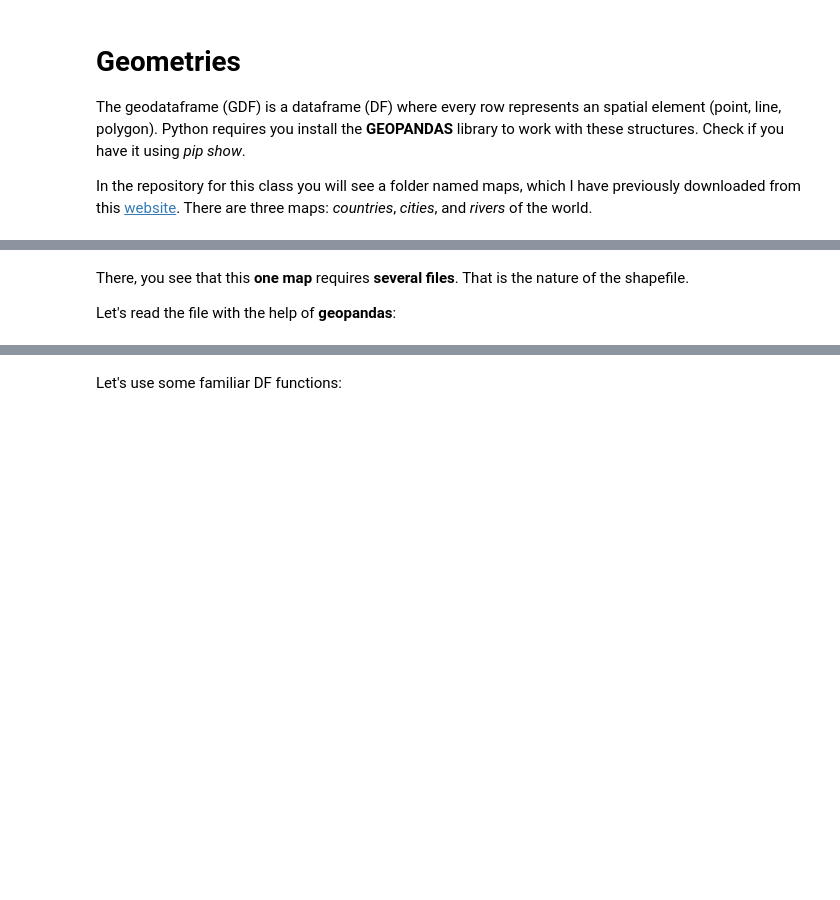
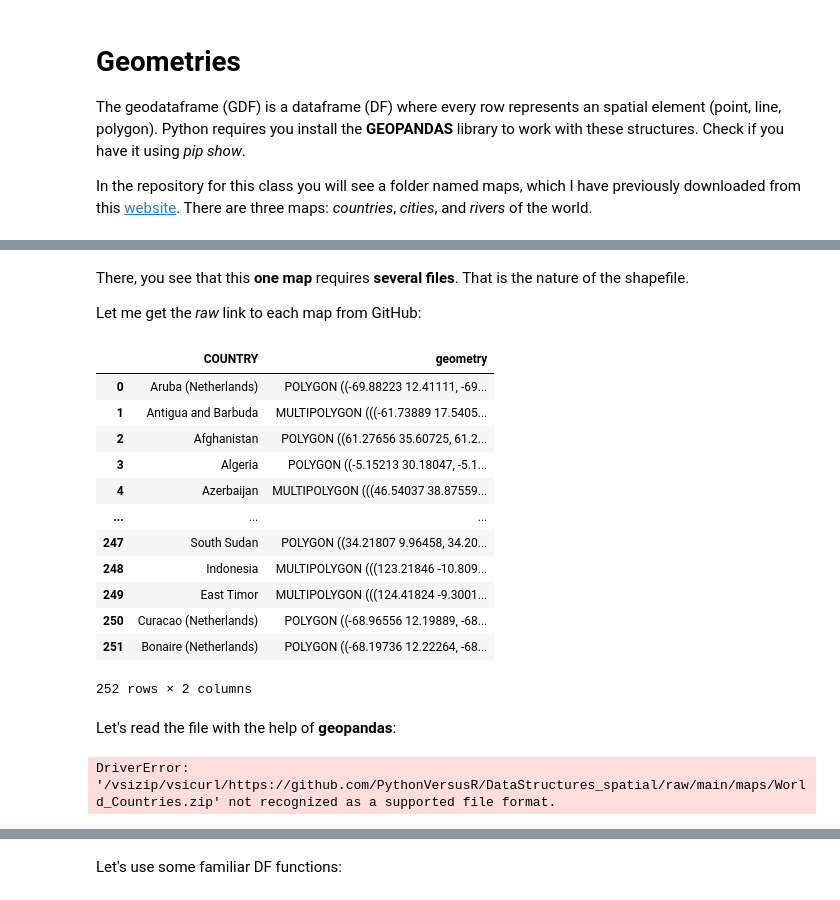
Before and after one commit to PythonVersusR/DataStructures_spatial, a Jupyter notebook: Geometries.ipynb, the cells around one changed output, grey strips where cells are left out. Drawn from its saved outputs; the diff is of its cells as text; code cells hidden in the pictures; blank space fills up the shorter version.

```diff
--- a/Geometries.ipynb
+++ b/Geometries.ipynb
@@ -35,4 +32,4 @@ Now, take a look a **World_Countries**:
 # %% [markdown]
 There, you see that this **one map** requires **several files**. That is the nature of the shapefile.
 
-Let's read the file with the help of **geopandas**:
+Let me get the _raw_ link to each map from GitHub:
@@ -39,4 +40,27 @@ Let's read the file with the help of **geopandas**:
 # %%
-import os, geopandas as gpd
-
-countries=gpd.read_file(os.path.join("maps","World_Countries","World_Countries.shp"))
+import os
+gpd.read_file(os.path.join("maps","Archive.zip"))
+# %% [output]
+|  | COUNTRY | geometry |
+| 0 | Aruba (Netherlands) | POLYGON ((-69.88223 12.41111, -69... |
+| 1 | Antigua and Barbuda | MULTIPOLYGON (((-61.73889 17.5405... |
+| 2 | Afghanistan | POLYGON ((61.27656 35.60725, 61.2... |
+| 3 | Algeria | POLYGON ((-5.15213 30.18047, -5.1... |
+| 4 | Azerbaijan | MULTIPOLYGON (((46.54037 38.87559... |
+| ... | ... | ... |
+| 247 | South Sudan | POLYGON ((34.21807 9.96458, 34.20... |
+| 248 | Indonesia | MULTIPOLYGON (((123.21846 -10.809... |
+| 249 | East Timor | MULTIPOLYGON (((124.41824 -9.3001... |
+| 250 | Curacao (Netherlands) | POLYGON ((-68.96556 12.19889, -68... |
+| 251 | Bonaire (Netherlands) | POLYGON ((-68.19736 12.22264, -68... |
+252 rows × 2 columns
+# %% [markdown]
+Let's read the file with the help of **geopandas**:
+# %%
+import geopandas as gpd
+
+countriesShape=gpd.read_file(linkGit_shape)
+countriesJson=gpd.read_file(linkGit_json)
+countriesZip=gpd.read_file(linkGit_zip)
+# %% [output]
+DriverError: '/vsizip/vsicurl/https://github.com/PythonVersusR/DataStructures_spatial/raw/main/maps/World_Countries.zip' not recognized as a supported file format.
```
Also changed, not shown: parts of 4 cells of this notebook, 3 other files.
